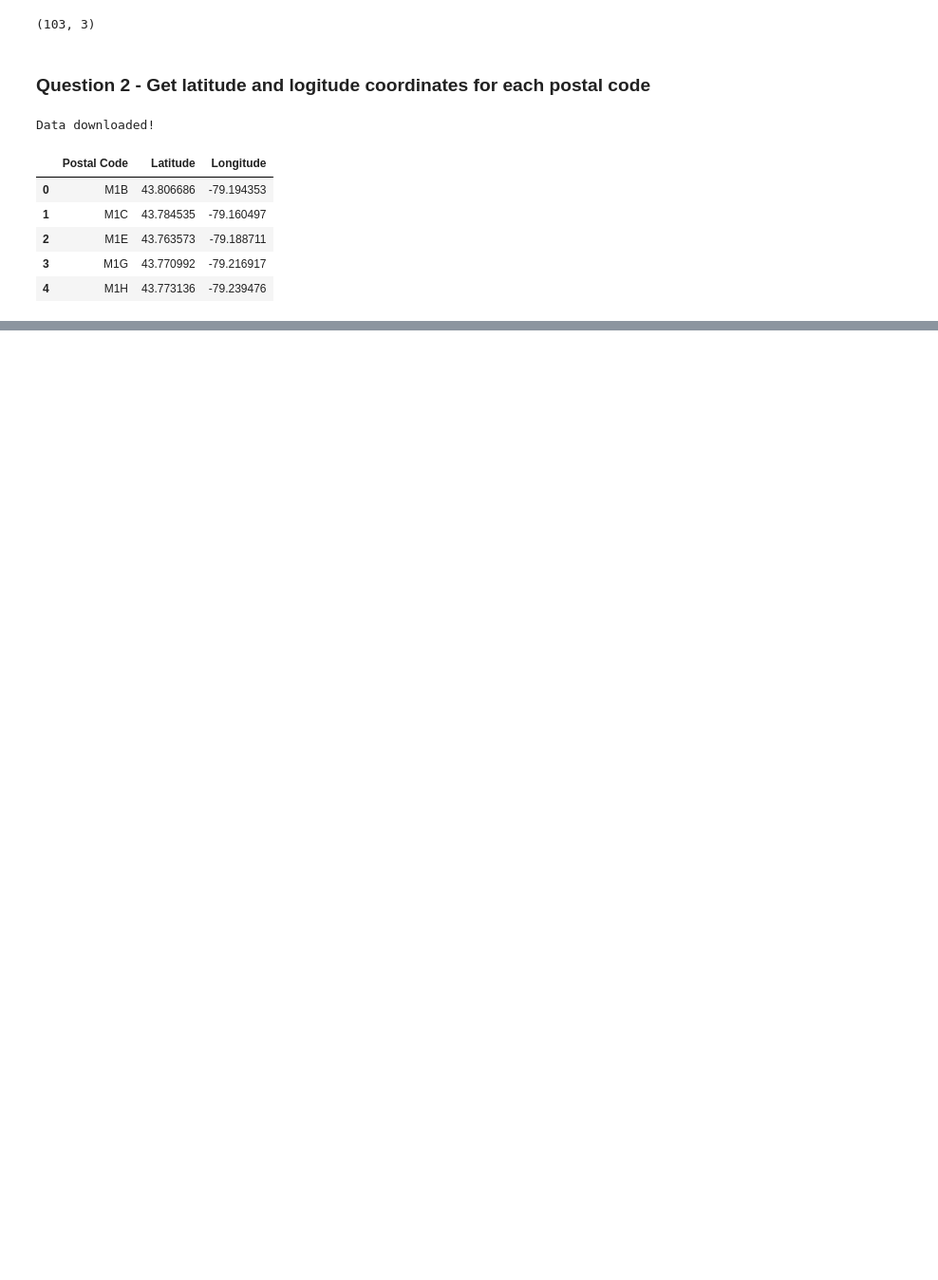
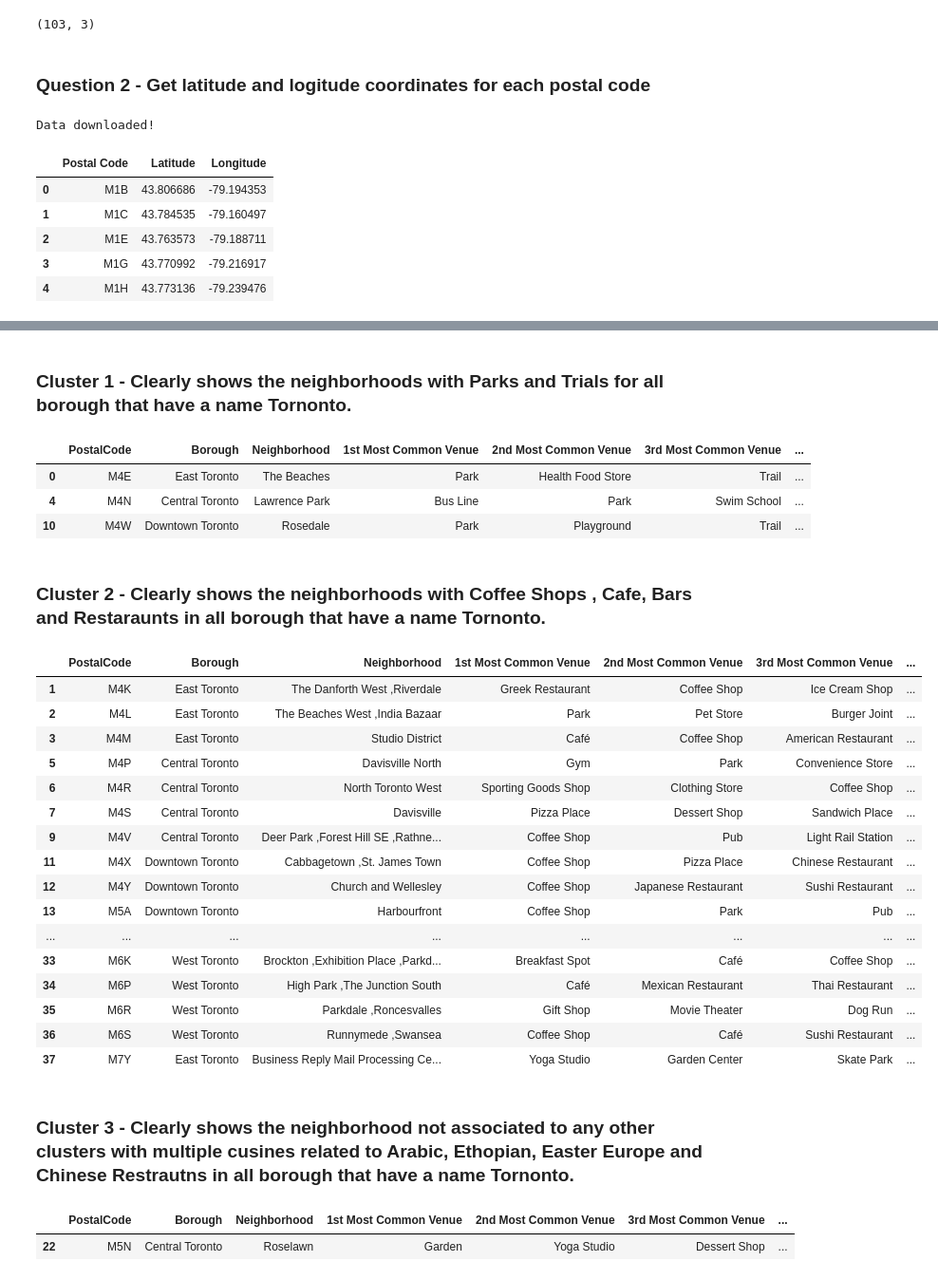
Before and after one commit to akula-aiml/coursera-capstone-project, a Jupyter notebook: Venkata Akula - Seg and Clust Neigh T1.ipynb, the cells around one changed output, grey strips where cells are left out. Shown at 95% size. Saved outputs shown, nothing was run; the diff lists cells and outputs as text; code cells hidden in the pictures; blank space fills up the shorter version.

```diff
--- a/Venkata Akula - Seg and Clust Neigh T1.ipynb
+++ b/Venkata Akula - Seg and Clust Neigh T1.ipynb
@@ -128,0 +438,41 @@ neighborhoods_merged.shape
+# %% [markdown]
+### Cluster 1 - Clearly shows the neighborhoods with Parks and Trials for all borough that have a name Tornonto.
+# %%
+# Cluster 1
+toronto_merged.loc[toronto_merged['Cluster Labels'] == 0, toronto_merged.columns[[0] + [1] + [2] + list(range(6, toronto_merged.shape[1]))]]
+# %% [output]
+|  | PostalCode | Borough | Neighborhood | 1st Most Common Venue | 2nd Most Common Venue | 3rd Most Common Venue | ... |
+| 0 | M4E | East Toronto | The Beaches | Park | Health Food Store | Trail | ... |
+| 4 | M4N | Central Toronto | Lawrence Park | Bus Line | Park | Swim School | ... |
+| 10 | M4W | Downtown Toronto | Rosedale | Park | Playground | Trail | ... |
+# %% [markdown]
+### Cluster 2 - Clearly shows the neighborhoods with Coffee Shops , Cafe, Bars and Restaraunts in all borough that have a name Tornonto.
+# %%
+# Cluster 2
+toronto_merged.loc[toronto_merged['Cluster Labels'] == 1, toronto_merged.columns[[0] + [1] + [2] + list(range(6, toronto_merged.shape[1]))]]
+# %% [output]
+|  | PostalCode | Borough | Neighborhood | 1st Most Common Venue | 2nd Most Common Venue | 3rd Most Common Venue | ... |
+| 1 | M4K | East Toronto | The Danforth West ,Riverdale | Greek Restaurant | Coffee Shop | Ice Cream Shop | ... |
+| 2 | M4L | East Toronto | The Beaches West ,India Bazaar | Park | Pet Store | Burger Joint | ... |
+| 3 | M4M | East Toronto | Studio District | Café | Coffee Shop | American Restaurant | ... |
+| 5 | M4P | Central Toronto | Davisville North | Gym | Park | Convenience Store | ... |
+| 6 | M4R | Central Toronto | North Toronto West | Sporting Goods Shop | Clothing Store | Coffee Shop | ... |
+| 7 | M4S | Central Toronto | Davisville | Pizza Place | Dessert Shop | Sandwich Place | ... |
+| 9 | M4V | Central Toronto | Deer Park ,Forest Hill SE ,Rathne... | Coffee Shop | Pub | Light Rail Station | ... |
+| 11 | M4X | Downtown Toronto | Cabbagetown ,St. James Town | Coffee Shop | Pizza Place | Chinese Restaurant | ... |
+| 12 | M4Y | Downtown Toronto | Church and Wellesley | Coffee Shop | Japanese Restaurant | Sushi Restaurant | ... |
+| 13 | M5A | Downtown Toronto | Harbourfront | Coffee Shop | Park | Pub | ... |
+| ... | ... | ... | ... | ... | ... | ... | ... |
+| 33 | M6K | West Toronto | Brockton ,Exhibition Place ,Parkd... | Breakfast Spot | Café | Coffee Shop | ... |
+| 34 | M6P | West Toronto | High Park ,The Junction South | Café | Mexican Restaurant | Thai Restaurant | ... |
+| 35 | M6R | West Toronto | Parkdale ,Roncesvalles | Gift Shop | Movie Theater | Dog Run | ... |
+| 36 | M6S | West Toronto | Runnymede ,Swansea | Coffee Shop | Café | Sushi Restaurant | ... |
+| 37 | M7Y | East Toronto | Business Reply Mail Processing Ce... | Yoga Studio | Garden Center | Skate Park | ... |
+# %% [markdown]
+### Cluster 3 - Clearly shows the neighborhood not associated to any other clusters with multiple cusines related to Arabic, Ethopian, Easter Europe and Chinese Restrautns in all borough that have a name Tornonto.
+# %%
+# Cluster 3
+toronto_merged.loc[toronto_merged['Cluster Labels'] == 2, toronto_merged.columns[[0] + [1] + [2] + list(range(6, toronto_merged.shape[1]))]]
+# %% [output]
+|  | PostalCode | Borough | Neighborhood | 1st Most Common Venue | 2nd Most Common Venue | 3rd Most Common Venue | ... |
+| 22 | M5N | Central Toronto | Roselawn | Garden | Yoga Studio | Dessert Shop | ... |
```
Also changed, not shown: parts of 30 cells of this notebook.
